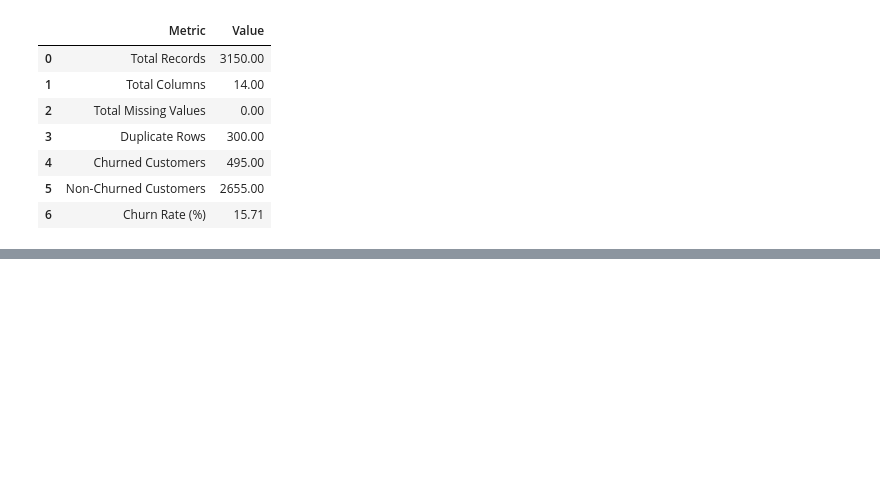
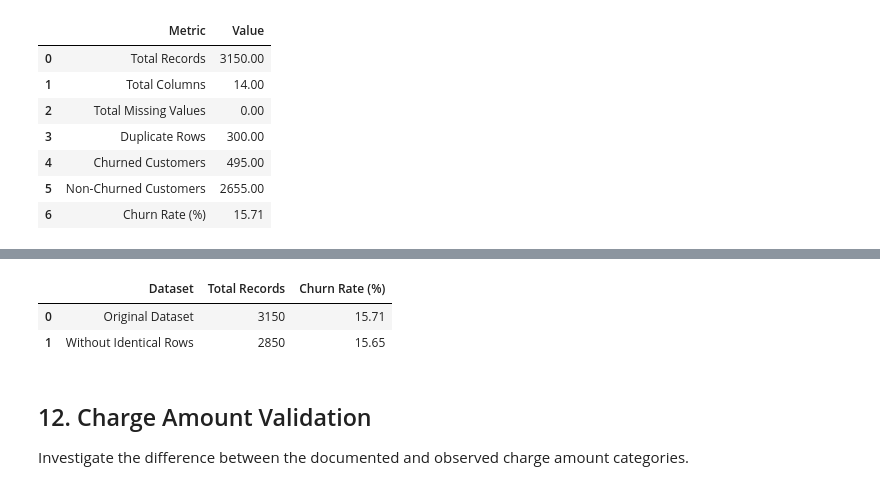
Before and after one commit to Reshmila2002/telecom-churn-retention-intelligence, a Jupyter notebook: notebooks/01_data_understanding.ipynb, the cells around one changed output, grey strips where cells are left out. Saved outputs shown, nothing was run; the diff lists cells and outputs as text; code cells hidden in the pictures; blank space fills up the shorter version.

```diff
--- a/notebooks/01_data_understanding.ipynb
+++ b/notebooks/01_data_understanding.ipynb
@@ -353,0 +387,29 @@ quality_summary
+# %%
+duplicate_comparison = pd.DataFrame({
+    "Dataset": [
+        "Original Dataset",
+        "Without Identical Rows"
+    ],
+    "Total Records": [
+        len(df),
+        len(df.drop_duplicates())
+    ],
+    "Churn Rate (%)": [
+        round(df["Churn"].mean() * 100, 2),
+        round(
+            df.drop_duplicates()["Churn"].mean() * 100,
+            2
+        )
+    ]
+})
+
+duplicate_comparison
+# %% [output]
+|  | Dataset | Total Records | Churn Rate (%) |
+| 0 | Original Dataset | 3150 | 15.71 |
+| 1 | Without Identical Rows | 2850 | 15.65 |
+# %% [markdown]
+## 12. Charge Amount Validation
+
+Investigate the difference between the documented
+and observed charge amount categories.
```
Also changed, not shown: parts of 4 cells of this notebook.
